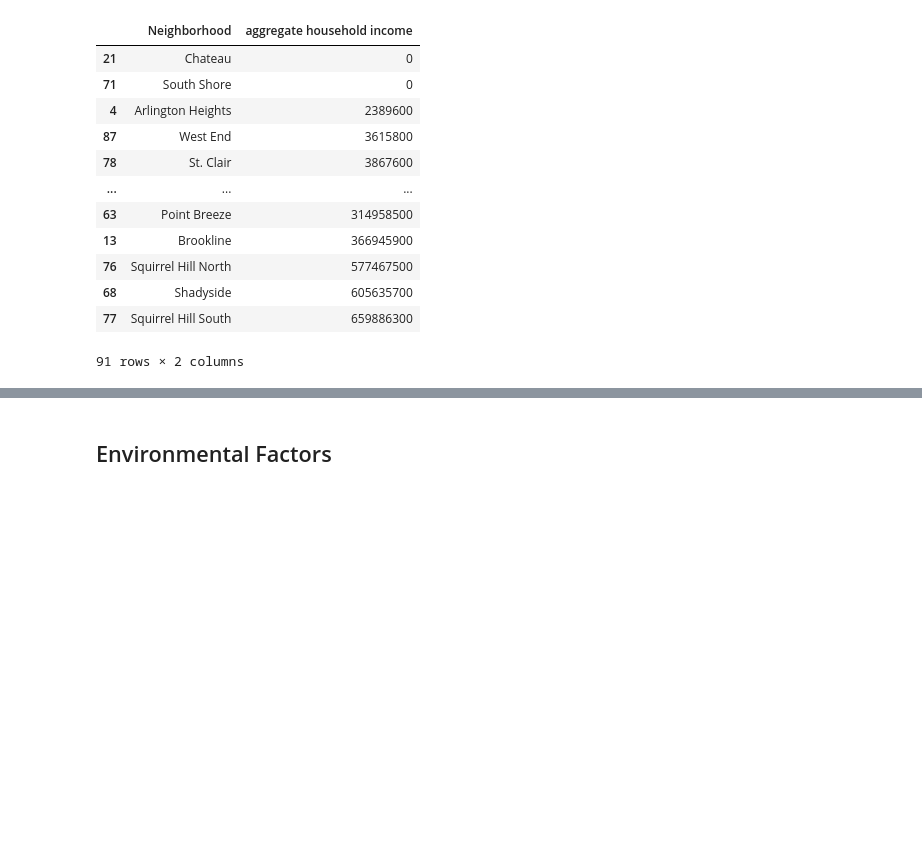
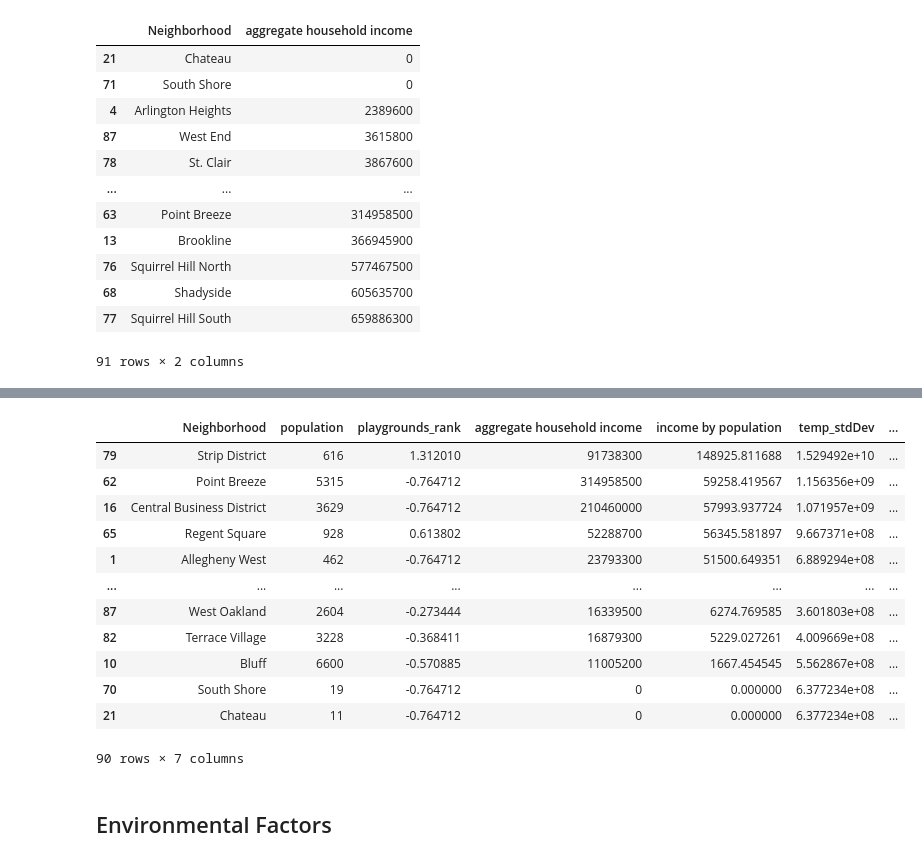
Before and after one commit to blm135/CMPINF0010-Final-Project, a Jupyter notebook: Final-Project.ipynb, the cells around one changed output, grey strips where cells are left out. Drawn from its saved outputs; the diff is of its cells as text; code cells hidden in the pictures; blank space fills up the shorter version.

```diff
--- a/Final-Project.ipynb
+++ b/Final-Project.ipynb
@@ -227,3 +239,27 @@ total
+# %%
+total = new_total
+inc_mean = np.nansum(total.loc[:, "income by population"]) / num_neighborhoods
+total["temp_stdDev"] = np.square(total["income by population"] - inc_mean)
+inc_stdDev = np.sqrt(np.nansum(total.loc[:, "temp_stdDev"]) / num_neighborhoods)
+total["income_rank"] = (total["income by population"] - inc_mean)/inc_stdDev
+
+
+
+total.sort_values(by=["income by population"], ascending=False)
+# %% [output]
+|  | Neighborhood | population | playgrounds_rank | aggregate household income | income by population | temp_stdDev | ... |
+| 79 | Strip District | 616 | 1.312010 | 91738300 | 148925.811688 | 1.529492e+10 | ... |
+| 62 | Point Breeze | 5315 | -0.764712 | 314958500 | 59258.419567 | 1.156356e+09 | ... |
+| 16 | Central Business District | 3629 | -0.764712 | 210460000 | 57993.937724 | 1.071957e+09 | ... |
+| 65 | Regent Square | 928 | 0.613802 | 52288700 | 56345.581897 | 9.667371e+08 | ... |
+| 1 | Allegheny West | 462 | -0.764712 | 23793300 | 51500.649351 | 6.889294e+08 | ... |
+| ... | ... | ... | ... | ... | ... | ... | ... |
+| 87 | West Oakland | 2604 | -0.273444 | 16339500 | 6274.769585 | 3.601803e+08 | ... |
+| 82 | Terrace Village | 3228 | -0.368411 | 16879300 | 5229.027261 | 4.009669e+08 | ... |
+| 10 | Bluff | 6600 | -0.570885 | 11005200 | 1667.454545 | 5.562867e+08 | ... |
+| 70 | South Shore | 19 | -0.764712 | 0 | 0.000000 | 6.377234e+08 | ... |
+| 21 | Chateau | 11 | -0.764712 | 0 | 0.000000 | 6.377234e+08 | ... |
+90 rows × 7 columns
 # %% [markdown]
 ## Environmental Factors
 # %%
```
Also changed, not shown: parts of 2 cells of this notebook.
